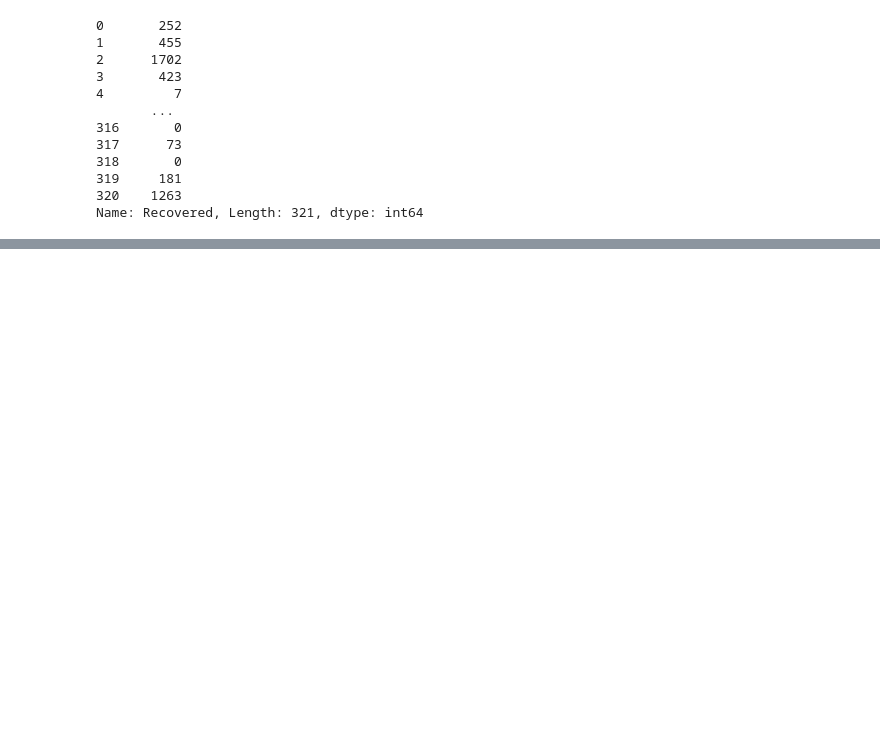
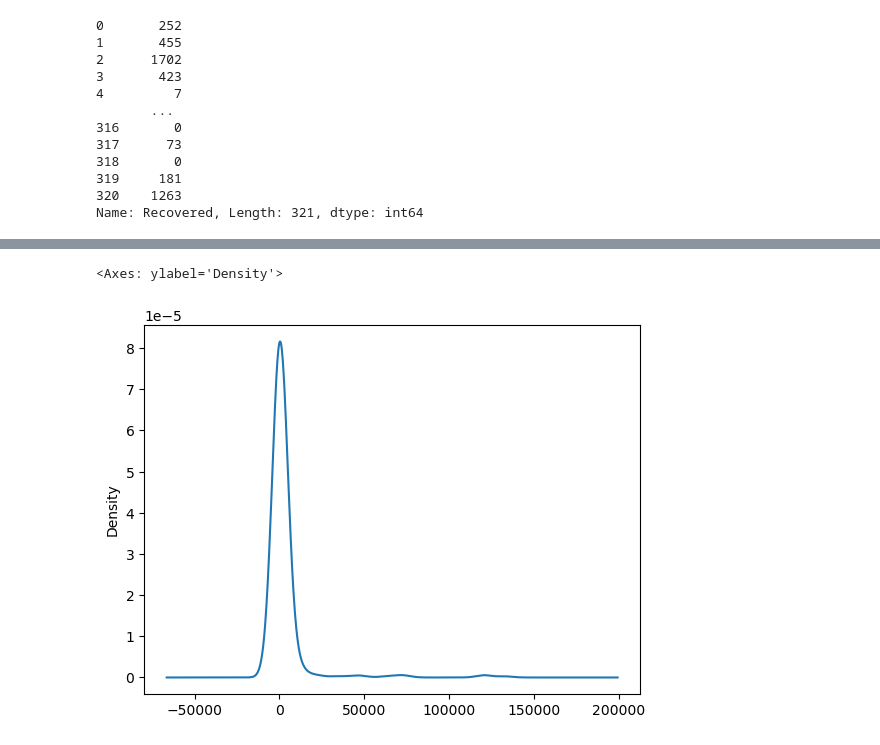
Before and after one commit to Dhaval5659/ml_by_Istudio, a Jupyter notebook: Panda.ipynb, the cells around one changed output, grey strips where cells are left out. Saved outputs shown, nothing was run; the diff lists cells and outputs as text; code cells hidden in the pictures; blank space fills up the shorter version.

```diff
--- a/Panda.ipynb
+++ b/Panda.ipynb
@@ -167,0 +245,5 @@ Name: Recovered, Length: 321, dtype: int64
+# %%
+ df["Recovered"].plot(kind="kde")    # kernel_density_estimate
+# %% [output]
+<Axes: ylabel='Density'>
+[figure, added]
```
Also changed, not shown: parts of 13 cells of this notebook.
